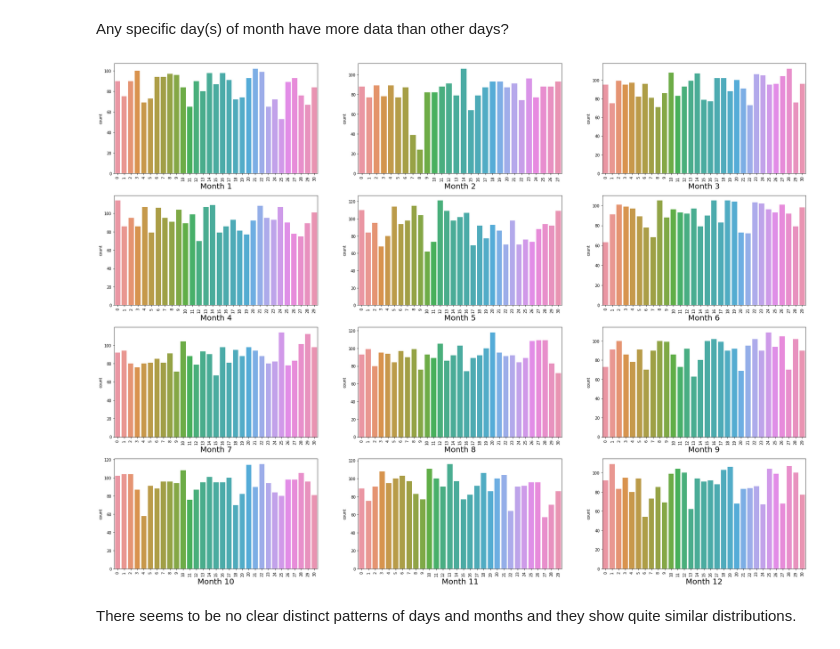
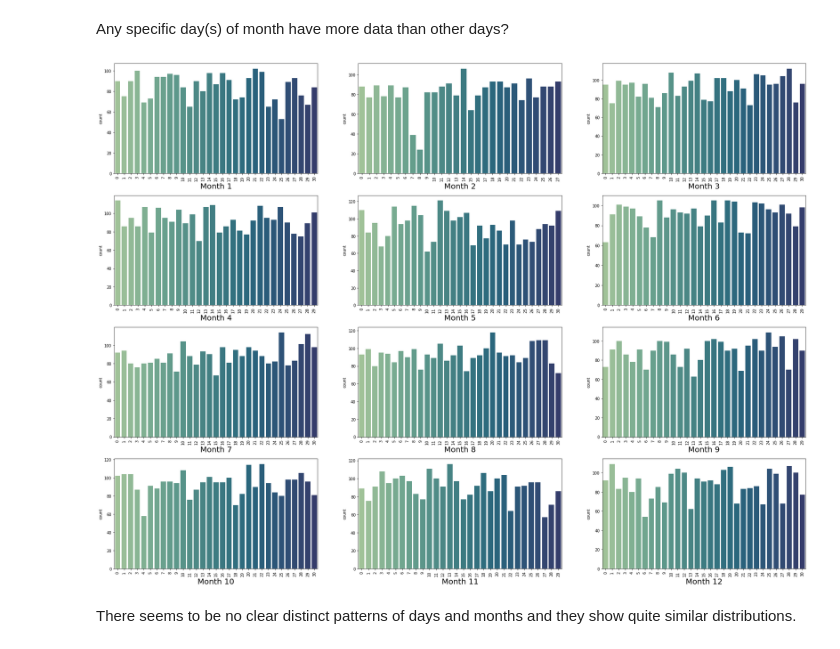
Before and after one commit to hsong1101/ADS-505-Project, a Jupyter notebook: ADS505_Group_Project.ipynb, the cells around one changed output. Saved outputs shown, nothing was run; the diff lists cells and outputs as text; code cells hidden in the pictures.

```diff
--- a/ADS505_Group_Project.ipynb
+++ b/ADS505_Group_Project.ipynb
@@ -159,15 +191,15 @@ Any specific day(s) of month have more data than other days?
 # %%
 fig, ax = plt.subplots(4, 3, figsize=(8*4, 24))
 
 for i in range(12):
 
     row, col = i//3, i%3
 
-    plot = sns.countplot(x="day", data=data[data['month']==i+1], ax=ax[row][col])
+    plot = sns.countplot(x="day", data=data[data['month']==i+1], ax=ax[row][col], palette='crest')
     plot.set_xticklabels(plot.get_xticks(), rotation=90)
     plot.set_xlabel('Month {}'.format(i+1), size=20)
 # %% [output]
-[figure, old version]
+[figure, new version]
 # %% [markdown]
 There seems to be no clear distinct patterns of days and months and they show quite similar distributions.
 # %%
```
Also changed, not shown: parts of 68 cells of this notebook.
